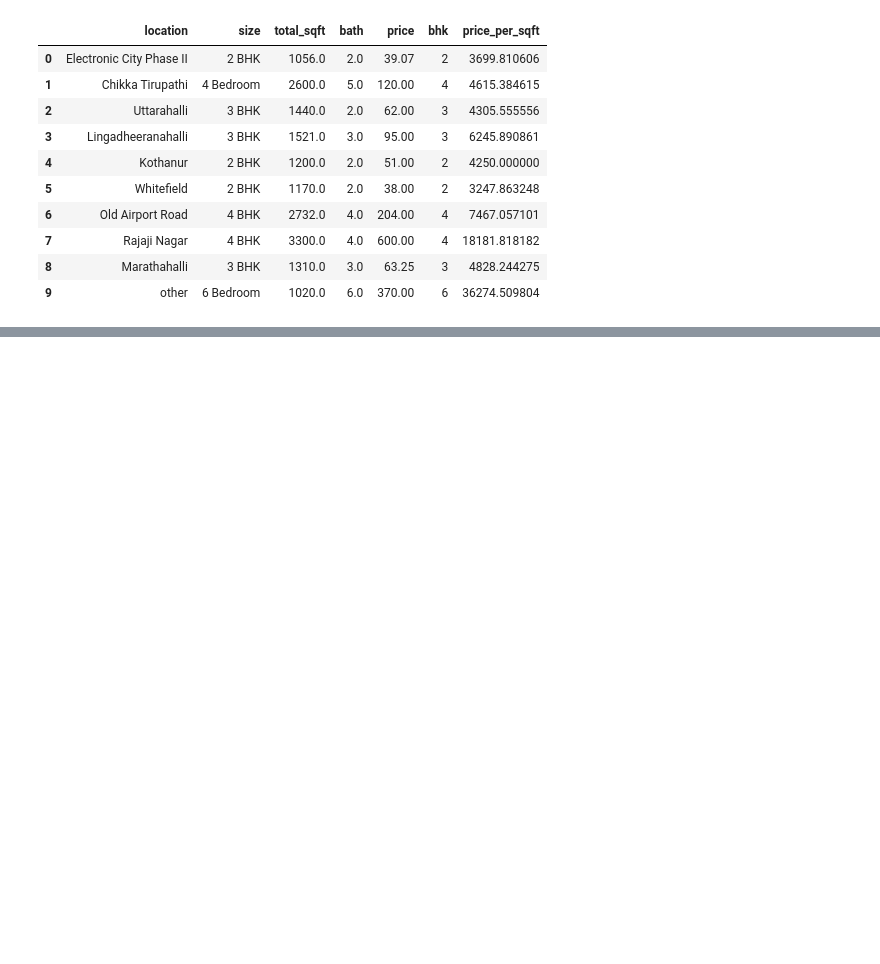
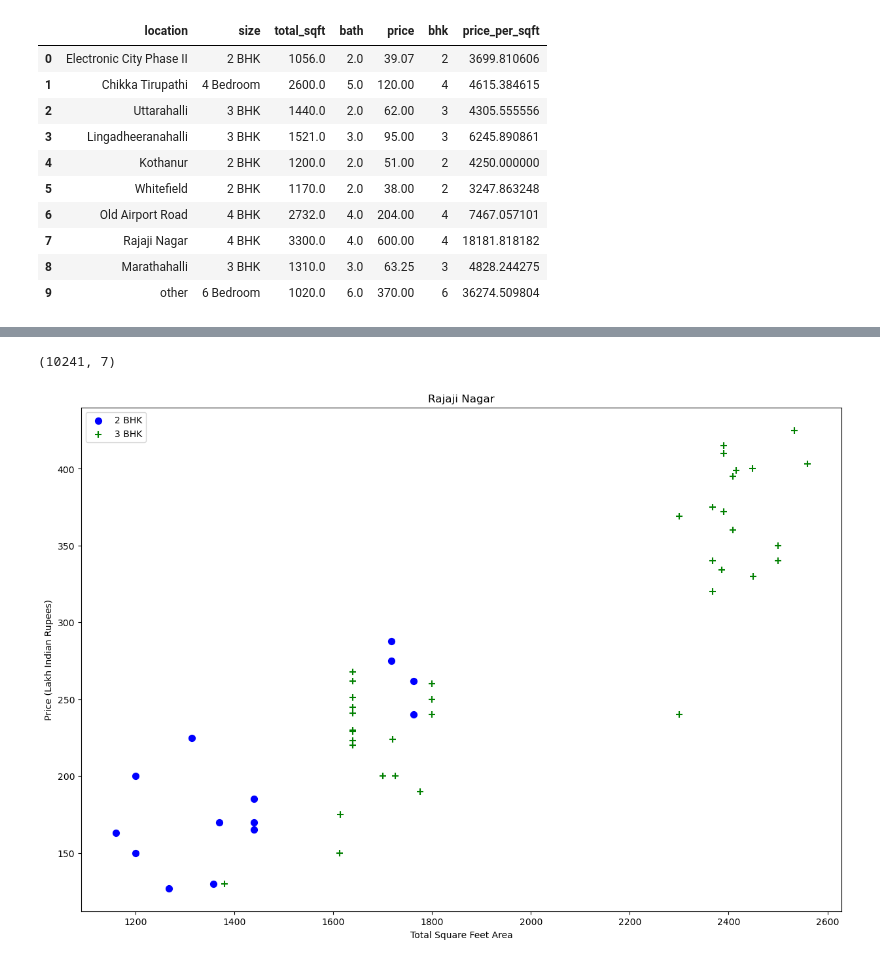
Before and after one commit to Abinaya1399/Property_Price_Predictor, a Jupyter notebook: model/Bengaluru_House_Prices.ipynb, the cells around one changed output, grey strips where cells are left out. Drawn from its saved outputs; the diff is of its cells as text; code cells hidden in the pictures; blank space fills up the shorter version.

Commit message:
Removed outliers along with data cleaning, feature engineering and dimensionality reduction.

```diff
--- a/model/Bengaluru_House_Prices.ipynb
+++ b/model/Bengaluru_House_Prices.ipynb
@@ -253,0 +300,3 @@ df5.head(10)
+# %%
+df6 = df5[~(df5['total_sqft']/df5['bhk']<300)] # remove those outliers and keep the rest in new dataframe
+df6.shape
@@ -253,0 +323,32 @@ df5.head(10)
+# %%
+def remove_pps_outliers(df):
+    df_out = pd.DataFrame()
+    for key, subdf in df.groupby('location'):
+        m=np.mean(subdf.price_per_sqft)
+        std=np.std(subdf.price_per_sqft)
+        reduced_df=subdf[(subdf.price_per_sqft > m-std) & (subdf.price_per_sqft <= m+std)]
+        df_out = pd.concat([df_out, reduced_df], ignore_index=True)
+    return df_out
+
+df7 = remove_pps_outliers(df6)
+df7.shape
+
+#After removing outliers, datapoints reduced from 12502 to 10241 rows.
+# %% [output]
+(10241, 7)
+# %%
+#Visualise conditions where 2bhk prices and sqft are greater than 3bhk
+def plot_scatter_chart(df,location):
+    bhk2 = df[(df.location==location) & (df.bhk==2)]
+    bhk3 = df[(df.location==location) & (df.bhk==3)]
+    matplotlib.rcParams['figure.figsize'] = (15,10)
+    plt.scatter(bhk2.total_sqft,bhk2.price,color='blue',label='2 BHK', s=50)
+    plt.scatter(bhk3.total_sqft,bhk3.price,marker='+', color='green',label='3 BHK', s=50)
+    plt.xlabel("Total Square Feet Area")
+    plt.ylabel("Price (Lakh Indian Rupees)")
+    plt.title(location)
+    plt.legend()
+
+plot_scatter_chart(df7,"Rajaji Nagar")
+# %% [output]
+[figure, added]
```
Also changed, not shown: parts of 36 cells of this notebook.
